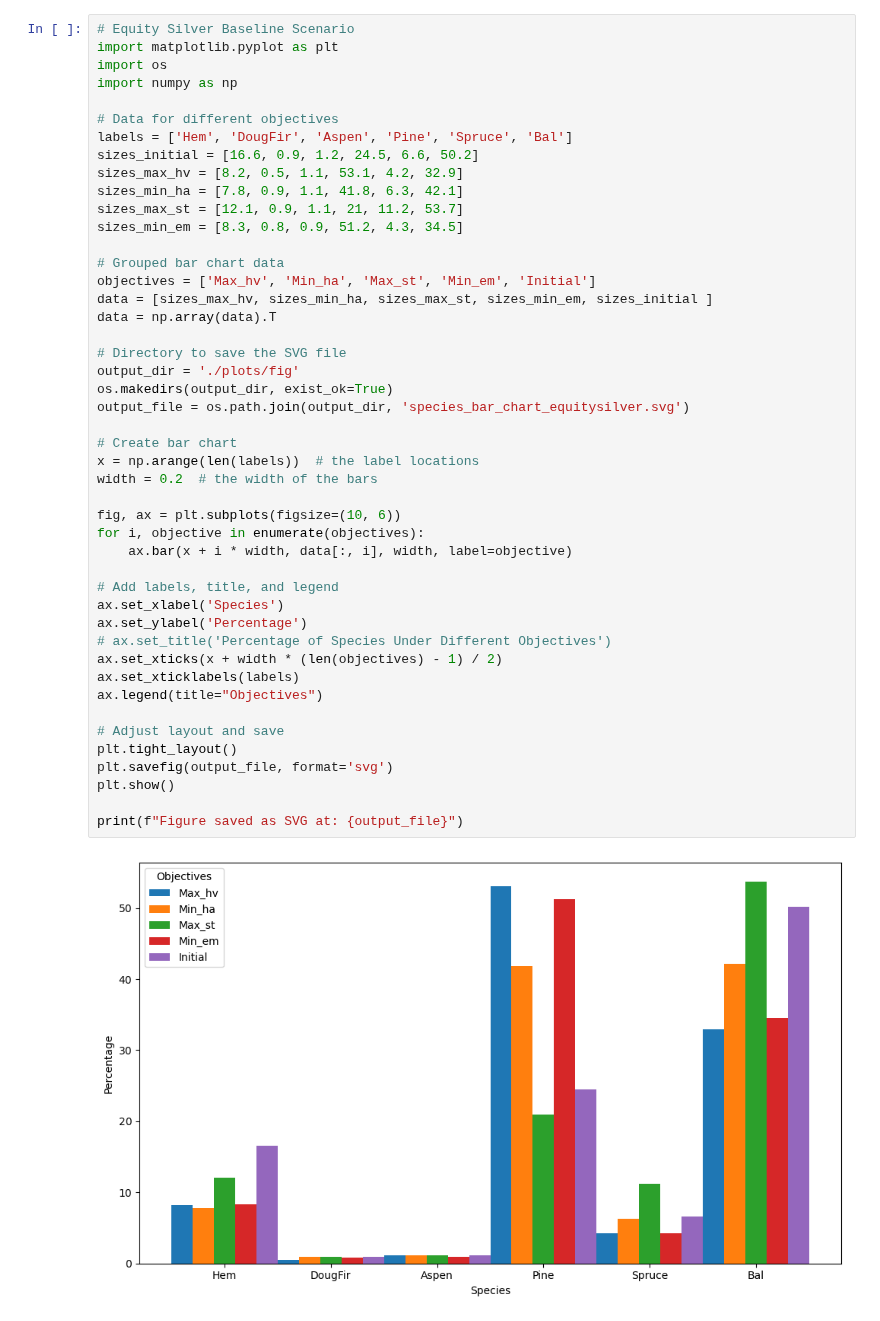
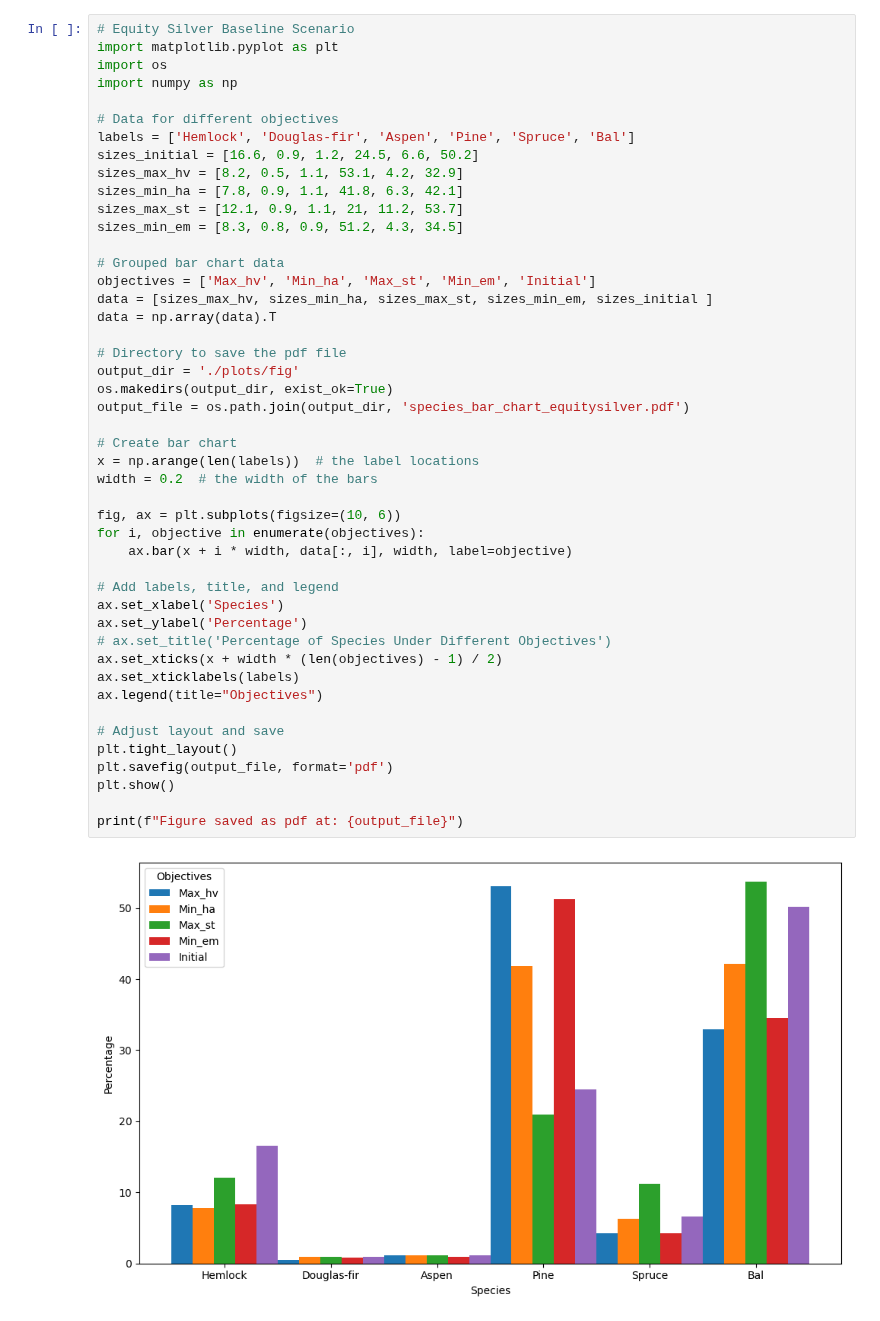
Before and after one commit to UBC-FRESH/nbds_mining, a Jupyter notebook: plot_species_objectives.ipynb, the cells around one changed output. Drawn from its saved outputs; the diff is of its cells as text.

Commit message:
update the plots formats

```diff
--- a/plot_species_objectives.ipynb
+++ b/plot_species_objectives.ipynb
@@ -5,7 +5,7 @@ import os
 import numpy as np
 
 # Data for different objectives
-labels = ['Hem', 'DougFir', 'Aspen', 'Pine', 'Spruce', 'Bal']
+labels = ['Hemlock', 'Douglas-fir', 'Aspen', 'Pine', 'Spruce', 'Bal']
 sizes_initial = [16.6, 0.9, 1.2, 24.5, 6.6, 50.2]
 sizes_max_hv = [8.2, 0.5, 1.1, 53.1, 4.2, 32.9]
 sizes_min_ha = [7.8, 0.9, 1.1, 41.8, 6.3, 42.1]
@@ -14,35 +14,35 @@ sizes_min_em = [8.3, 0.8, 0.9, 51.2, 4.3, 34.5]
 
 # Grouped bar chart data
 objectives = ['Max_hv', 'Min_ha', 'Max_st', 'Min_em', 'Initial']
 data = [sizes_max_hv, sizes_min_ha, sizes_max_st, sizes_min_em, sizes_initial ]
 data = np.array(data).T
 
-# Directory to save the SVG file
+# Directory to save the pdf file
 output_dir = './plots/fig'
 os.makedirs(output_dir, exist_ok=True)
-output_file = os.path.join(output_dir, 'species_bar_chart_equitysilver.svg')
+output_file = os.path.join(output_dir, 'species_bar_chart_equitysilver.pdf')
 
 # Create bar chart
 x = np.arange(len(labels))  # the label locations
 width = 0.2  # the width of the bars
 
 fig, ax = plt.subplots(figsize=(10, 6))
 for i, objective in enumerate(objectives):
     ax.bar(x + i * width, data[:, i], width, label=objective)
 
 # Add labels, title, and legend
 ax.set_xlabel('Species')
 ax.set_ylabel('Percentage')
 # ax.set_title('Percentage of Species Under Different Objectives')
 ax.set_xticks(x + width * (len(objectives) - 1) / 2)
 ax.set_xticklabels(labels)
 ax.legend(title="Objectives")
 
 # Adjust layout and save
 plt.tight_layout()
-plt.savefig(output_file, format='svg')
+plt.savefig(output_file, format='pdf')
 plt.show()
 
-print(f"Figure saved as SVG at: {output_file}")
+print(f"Figure saved as pdf at: {output_file}")
 # %% [output]
-[figure, old version]
+[figure, new version]
```
Also changed, not shown: parts of 3 cells of this notebook, 38 other files.
